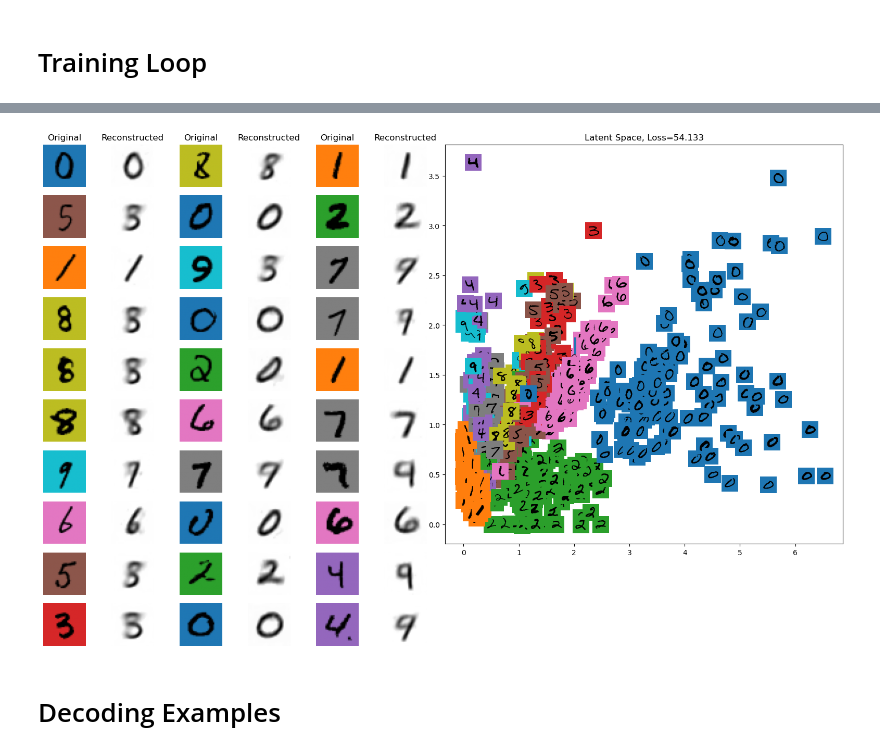
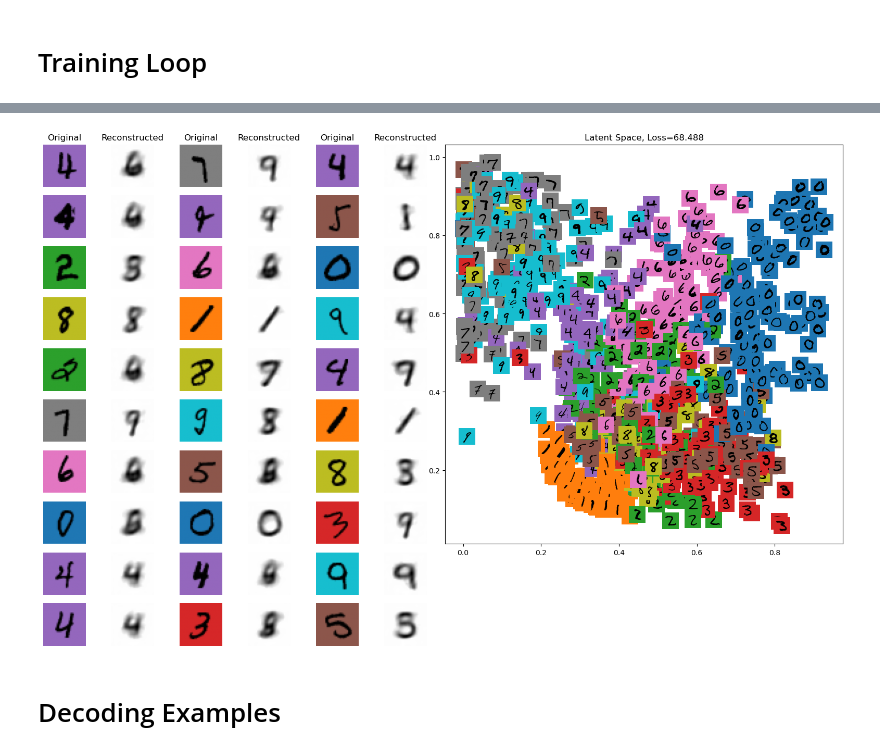
Before and after one commit to ursinus-cs372-s2023/Week13_DigitsAutoencoder, a Jupyter notebook: Digits.ipynb, the cells around one changed output, grey strips where cells are left out. Cells and saved outputs as stored; diff of their text form; code cells hidden in the pictures.

Commit message:
Adding an easier way of moving layers to device, and using sigmoid in latent down so that the latent space is in [0, 1]x[0, 1]

```diff
--- a/Digits.ipynb
+++ b/Digits.ipynb
@@ -28,10 +28,13 @@ data_test = datasets.MNIST(root='data', train=False, download=True, transform=tr
 # Architecture
 # %%
 class AutoencoderCNN(nn.Module):
-    def __init__(self, X, device, depth=4, dim_latent=2):
+    def __init__(self, X, depth=4, dim_latent=2):
         """
         X: an example batch
-        device: device
+        depth: int
+            How many convolutional layers there are in the encoder/decoder
+        dim_latent: int
+            Dimension of the latent space
         """
         super(AutoencoderCNN, self).__init__()
 
@@ -41,14 +44,12 @@ class AutoencoderCNN(nn.Module):
         down = []
         for i in range(depth):
             conv = nn.Conv2d(last_channels, channels, 3, stride=2, padding=1)
-            conv = conv.to(device)
             last_channels = channels
             channels *= 2
             down.append(conv)
-            down.append(nn.LeakyReLU().to(device))
         y = X
         for layer in down:
-            y = layer(y)
+            y = layer.to(X.device)(y)
         shape = y.shape[1::]
         down.append(nn.Flatten())
         y = down[-1](y)
@@ -56,8 +57,8 @@ class AutoencoderCNN(nn.Module):
         self.down = nn.Sequential(*down)
 
         ## Step 2: Setup latent space encoder/decoder
-        self.latentdown = nn.Sequential(nn.Linear(dim, dim_latent), nn.LeakyReLU()).to(device)
-        self.latentup = nn.Sequential(nn.Linear(dim_latent, dim), nn.LeakyReLU()).to(device)
+        self.latentdown = nn.Sequential(nn.Linear(dim, dim_latent), nn.Sigmoid())
+        self.latentup = nn.Sequential(nn.Linear(dim_latent, dim), nn.LeakyReLU())
 
         ## Step 3: Create the convolutional up layers
         up = [nn.Unflatten(1, shape)]
@@ -65,12 +66,11 @@ class AutoencoderCNN(nn.Module):
         for i in range(depth):
             # Use upsampling with bilinear interpolation instead of ConvTranspose
             # to avoid checkerboard artifacts
-            upsample = nn.Upsample(scale_factor=2, mode='bilinear').to(device)
+            upsample = nn.Upsample(scale_factor=2, mode='bilinear')
             convup = nn.Conv2d(last_channels, channels, 3, stride=1, padding=1)
-            convup = convup.to(device)
             up.append(upsample)
             up.append(convup)
-            up.append(nn.LeakyReLU().to(device))
+            up.append(nn.LeakyReLU())
             last_channels = channels
             if i == depth-2:
                 channels = 1
@@ -100,7 +100,8 @@ train_loader = torch.utils.data.DataLoader(data_train, batch_size=32, shuffle=Tr
 X, Y = next(iter(train_loader))
 X = X.to(device)
 
-model = AutoencoderCNN(X, device, depth=4)
+model = AutoencoderCNN(X, depth=4, dim_latent=2)
+model = model.to(device)
 print(len(list(model.parameters())))
 model(X, True); # Print out an example of passing through all layers
 # %% [output]
@@ -251,7 +252,8 @@ print("Device: ", device)
 ## Step 2: Create model with a test batch
 X, Y = next(iter(train_loader))
 X = X.to(device)
-model = AutoencoderCNN(X, device, depth=3)
+model = AutoencoderCNN(X, depth=2)
+model = model.to(device)
 print(len(list(model.parameters())))
 
 ## Step 3: Setup the loss function
@@ -315,4 +317,4 @@ Epoch 19, loss 54.133
-[figure, old version]
+[figure, new version]
 # %% [markdown]
 # Decoding Examples
 # %%
```
Also changed, not shown: parts of 3 cells of this notebook.
